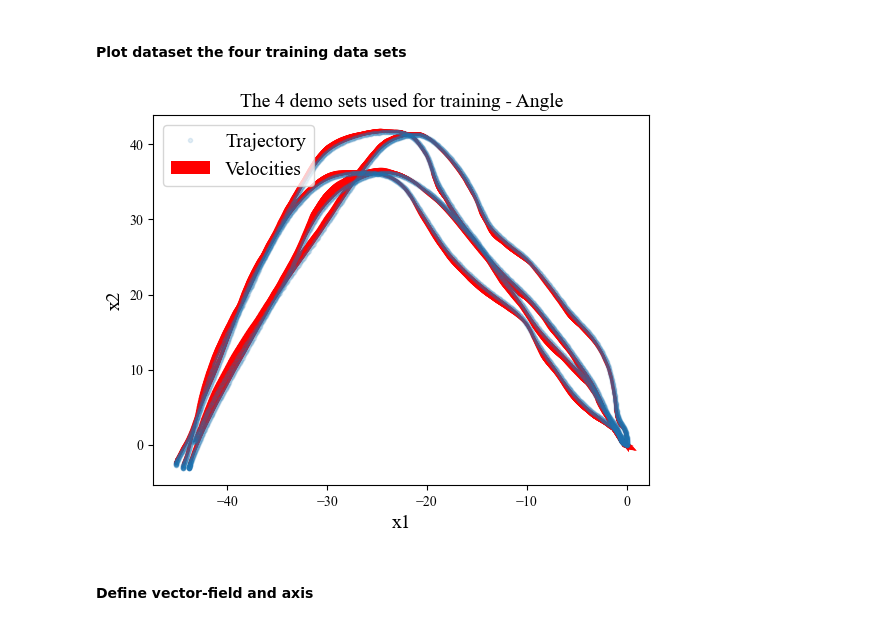
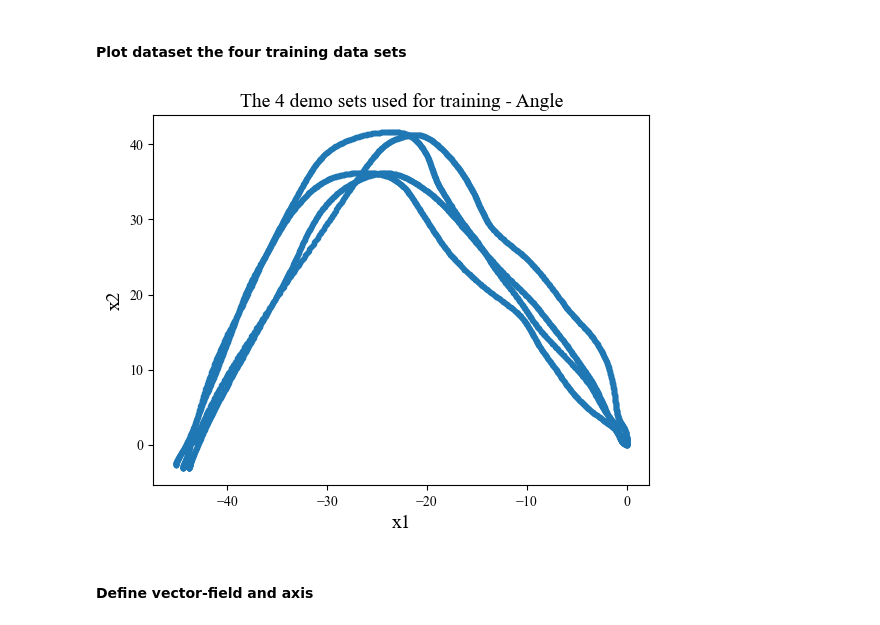
Before and after one commit to helenatp/tpk4960, a Jupyter notebook: src/lasa/lasa_gaussian_separable_without_mean.ipynb, the cells around one changed output. Drawn from its saved outputs; the diff is of its cells as text; code cells hidden in the pictures.

Commit message:
removed velocity from trajectory plot

```diff
--- a/src/lasa/lasa_gaussian_separable_without_mean.ipynb
+++ b/src/lasa/lasa_gaussian_separable_without_mean.ipynb
@@ -85,22 +85,20 @@ init_condition = init_position_of_demos.mean(axis = 1) # computes the mean acros
 # %%
 plt.rcParams.update({
     "text.usetex": False,
     "font.family": "serif",
     "font.serif": "Times New Roman",
 })
 
 fig_dataset = plt.figure(1)
 plt.title('The 4 demo sets used for training - ' + name_of_dataset, fontsize=14)
-plt.plot(x_train[0, :], x_train[1, :], '.', alpha=0.12)
-plt.quiver(x_train[0, :], x_train[1, :], y_train[0, :], y_train[1, :], color='red', scale=700)
+plt.plot(x_train[0, :], x_train[1, :], '.')
 plt.xlabel('x1', fontsize=14)
 plt.ylabel('x2', fontsize=14)
-plt.legend(['Trajectory', 'Velocities'], loc="upper left", frameon=True, prop={'size': 14})
 fig_dataset.show()
 #plt.savefig(r"lasa_figures/"+name_of_dataset+"_lasa_trajectory_4training_demos.eps", format="eps")
 axes = plt.gca()  # gca = get current axes, from my last plot
 # %% [output]
-[figure, old version]
+[figure, new version]
 # %% [markdown]
 #### Define vector-field and axis
 # %%
```
Also changed, not shown: parts of 1 cell of this notebook, 5 other files.
